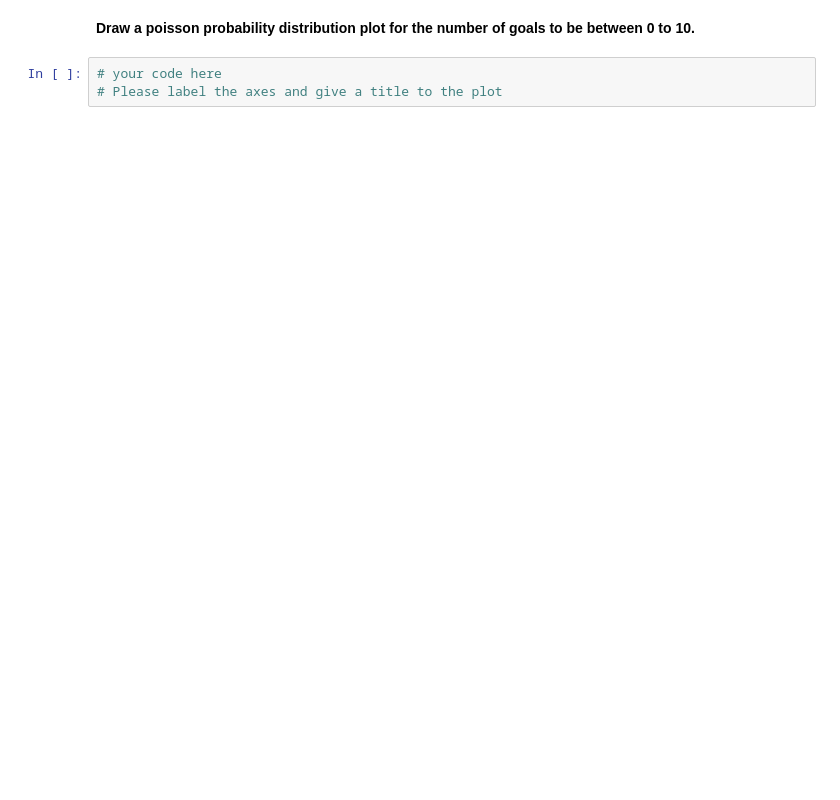
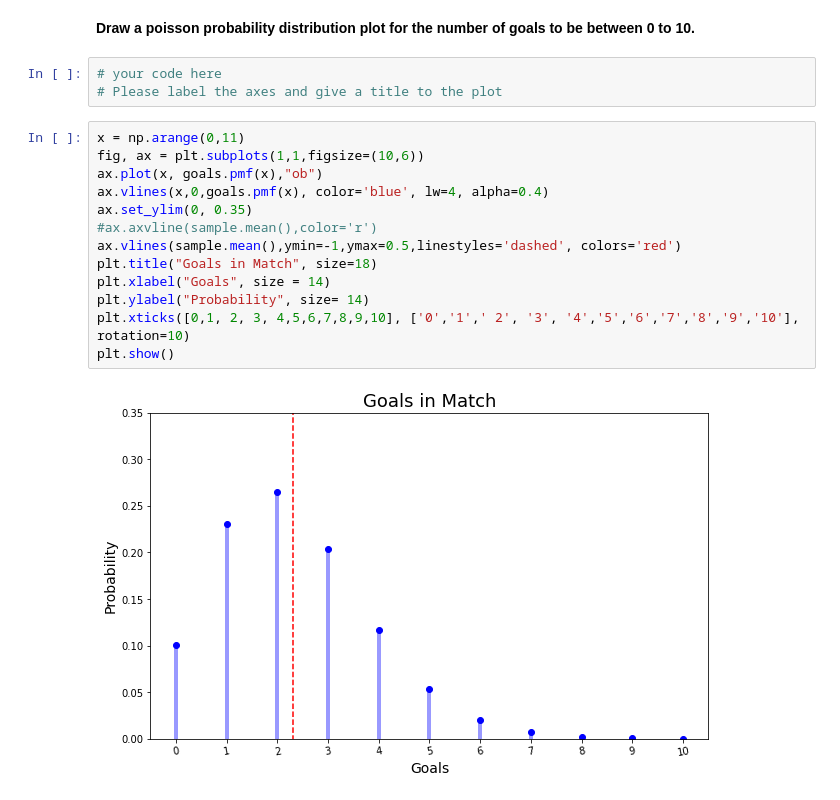
Before and after one commit to Ironhack-Data-Madrid-Marzo-2021/lab-discrete-probability-distribution, a Jupyter notebook: your-code/main.ipynb, the cells around one changed output. Cells and saved outputs as stored; diff of their text form; blank space fills up the shorter version.

```diff
--- a/your-code/main.ipynb
+++ b/your-code/main.ipynb
@@ -154,3 +176,18 @@ math.factorial(n) # n is the number you want to find the factorial of
 # %%
 # your code here
 # Please label the axes and give a title to the plot
+# %%
+x = np.arange(0,11)
+fig, ax = plt.subplots(1,1,figsize=(10,6))
+ax.plot(x, goals.pmf(x),"ob")
+ax.vlines(x,0,goals.pmf(x), color='blue', lw=4, alpha=0.4)
+ax.set_ylim(0, 0.35)
+#ax.axvline(sample.mean(),color='r')
+ax.vlines(sample.mean(),ymin=-1,ymax=0.5,linestyles='dashed', colors='red')
+plt.title("Goals in Match", size=18)
+plt.xlabel("Goals", size = 14)
+plt.ylabel("Probability", size= 14)
+plt.xticks([0,1, 2, 3, 4,5,6,7,8,9,10], ['0','1',' 2', '3', '4','5','6','7','8','9','10'], rotation=10)
+plt.show()
+# %% [output]
+[figure, added]
```
Also changed, not shown: parts of 8 cells of this notebook.
